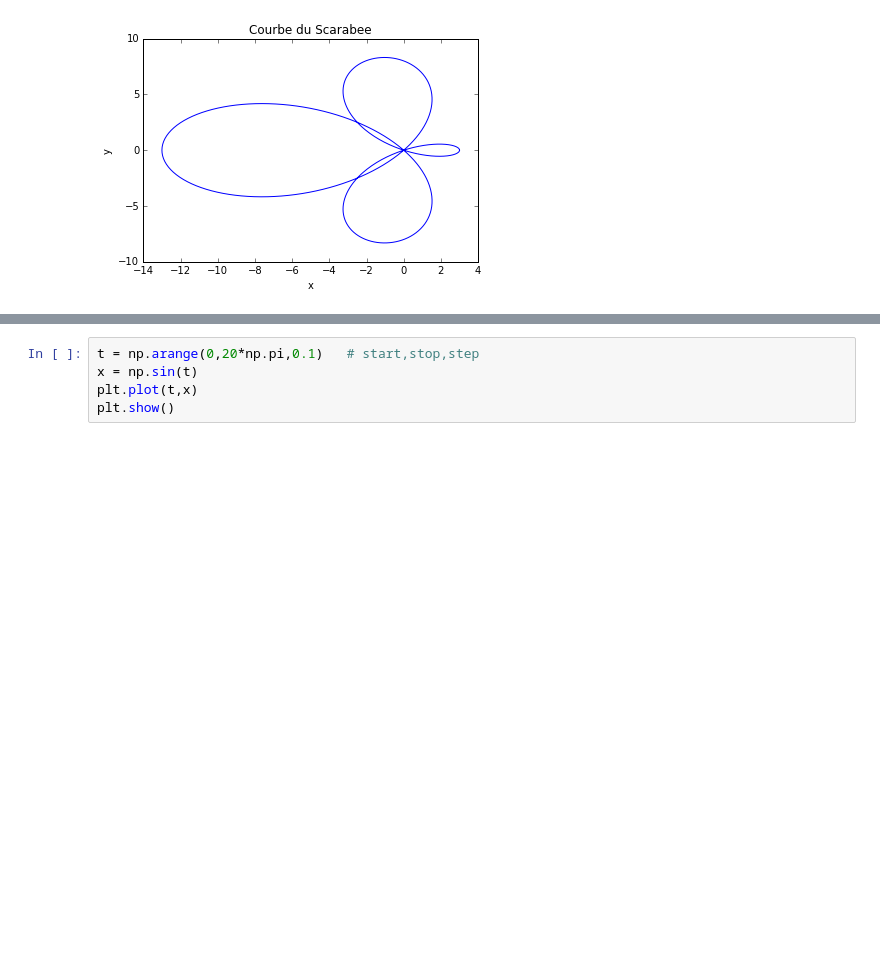
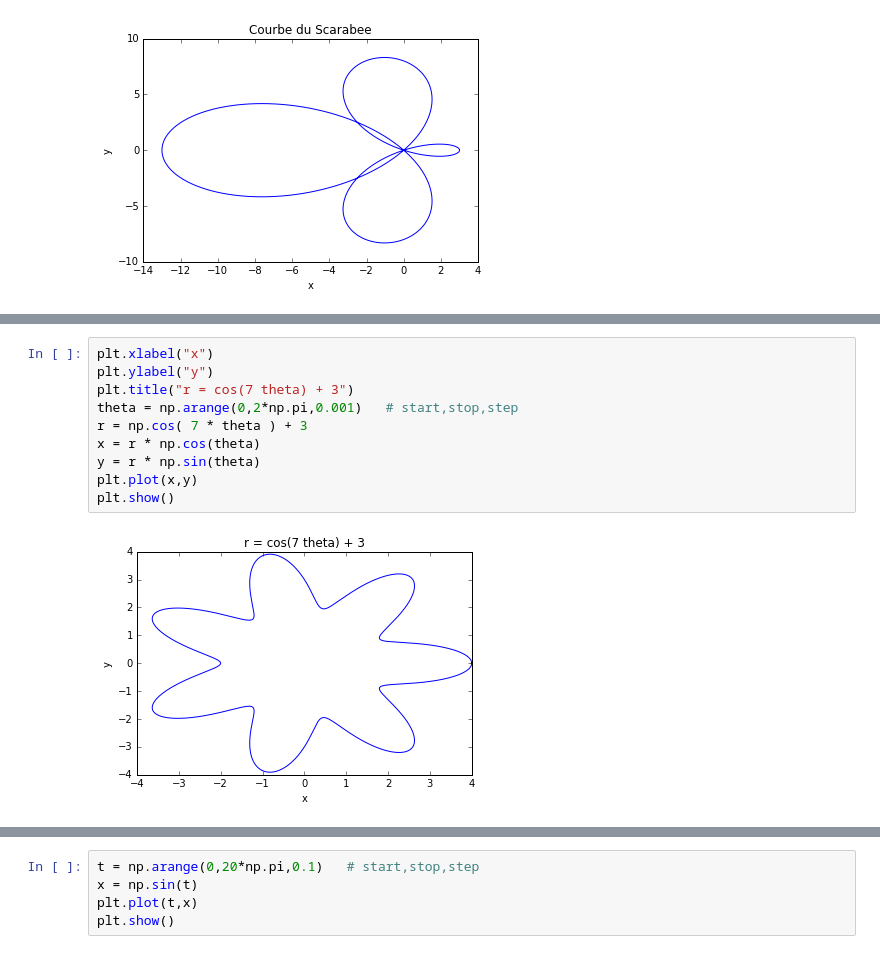
Before and after one commit to rchateauneu/survol, a Jupyter notebook: Experimental/Jupyter_Notebook_Tests/GeneralJupyterTests.ipynb, the cells around one changed output, grey strips where cells are left out. Saved outputs shown, nothing was run; the diff lists cells and outputs as text; blank space fills up the shorter version.

```diff
--- a/Experimental/Jupyter_Notebook_Tests/GeneralJupyterTests.ipynb
+++ b/Experimental/Jupyter_Notebook_Tests/GeneralJupyterTests.ipynb
@@ -67,0 +68,12 @@ plt.show()
+# %%
+plt.xlabel("x")
+plt.ylabel("y")
+plt.title("r = cos(7 theta) + 3")
+theta = np.arange(0,2*np.pi,0.001)   # start,stop,step
+r = np.cos( 7 * theta ) + 3
+x = r * np.cos(theta)
+y = r * np.sin(theta)
+plt.plot(x,y)
+plt.show()
+# %% [output]
+[figure, added]
```
Also changed, not shown: parts of 5 cells of this notebook.
